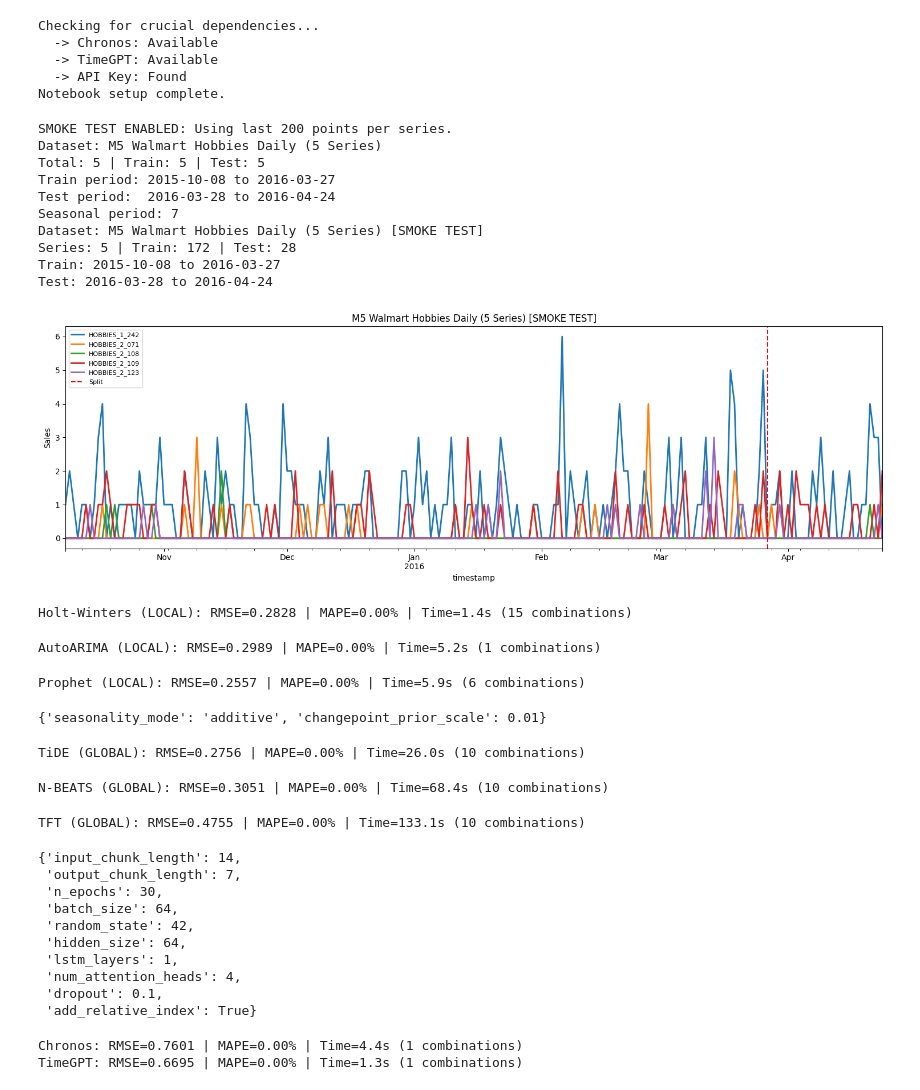
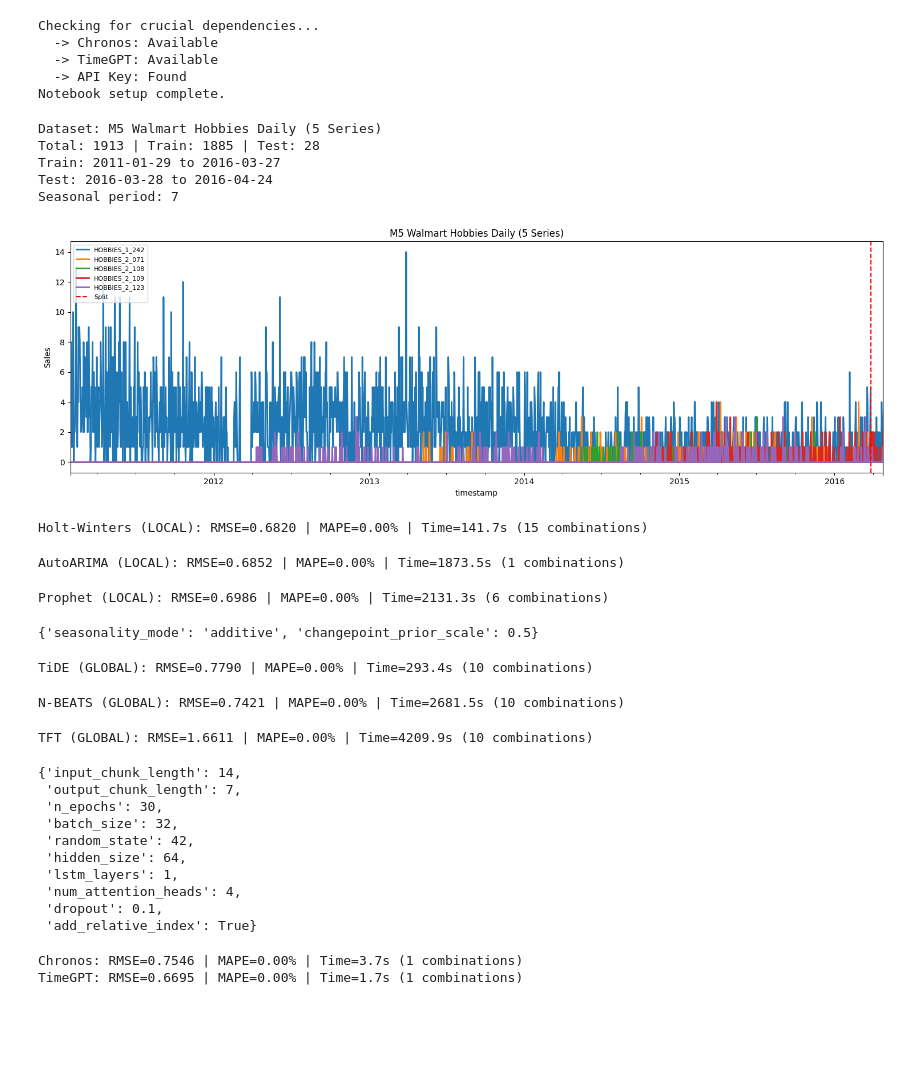
Before and after one commit to ContiHan/Statistika, a Jupyter notebook: forecasting/04_forecasting_m5_walmart_daily.ipynb, the cells around one changed output. Drawn from its saved outputs; the diff is of its cells as text; code cells hidden in the pictures; blank space fills up the shorter version.

```diff
--- a/forecasting/04_forecasting_m5_walmart_daily.ipynb
+++ b/forecasting/04_forecasting_m5_walmart_daily.ipynb
@@ -78,11 +78,13 @@ for uid in df[DATASET_CONFIG["id_column"]].unique():
         )
 
 # === SMOKE TEST (Subset for faster tuning) ===
-SMOKE_TEST = True
+SMOKE_TEST = False
 SMOKE_TEST_POINTS = 200
 
 if SMOKE_TEST:
-    print(f"SMOKE TEST ENABLED: Using last {SMOKE_TEST_POINTS} points per series.")
+    smoke_msg = f"!!! SMOKE TEST ENABLED: Using last {SMOKE_TEST_POINTS} points per series !!!"
+    print(smoke_msg)
+    print("=" * len(smoke_msg))
     all_series = [s[-SMOKE_TEST_POINTS:] for s in all_series]
     if all_future_covs:
         all_future_covs = [c[-SMOKE_TEST_POINTS:] for c in all_future_covs]
@@ -115,51 +117,41 @@ train_future_covs_scaled = (
 all_future_covs_scaled = (
     future_scaler.transform(all_future_covs) if all_future_covs else None
 )
 
 past_scaler = Scaler()
 train_past_covs_scaled = (
     past_scaler.fit_transform(train_past_covs) if train_past_covs else None
 )
 all_past_covs_scaled = past_scaler.transform(all_past_covs) if all_past_covs else None
 
 # Static Covariates for Embeddings
 static_cov_transformer = StaticCovariatesTransformer()
 train_scaled = static_cov_transformer.fit_transform(train_scaled)
 
 # Print Dataset Summary
-print(f"Dataset: {DATASET_CONFIG['name']}")
-print(f"Total: {len(all_series)} | Train: {len(train_series)} | Test: {len(test_series)}")
-print(f"Train period: {train_series[0].start_time().date()} to {train_series[0].end_time().date()}")
-print(f"Test period:  {test_series[0].start_time().date()} to {test_series[0].end_time().date()}")
+print(f"Dataset: {DATASET_CONFIG['name']}" + (" [SMOKE TEST]" if SMOKE_TEST else ""))
+print(f"Total: {len(all_series[0])} | Train: {len(train_series[0])} | Test: {len(test_series[0])}")
+print(f"Train: {train_series[0].start_time().date()} to {train_series[0].end_time().date()}")
+print(f"Test: {test_series[0].start_time().date()} to {test_series[0].end_time().date()}")
 print(f"Seasonal period: {DATASET_CONFIG['seasonal_period']}")
 
 # Visualize Train/Test Split for the all series
-print(f"Dataset: {DATASET_CONFIG['name']}" + (" [SMOKE TEST]" if SMOKE_TEST else ""))
-print(f"Series: {len(all_series)} | Train: {len(train_series[0])} | Test: {len(test_series[0])}")
-print(f"Train: {train_series[0].start_time().date()} to {train_series[0].end_time().date()}")
-print(f"Test: {test_series[0].start_time().date()} to {test_series[0].end_time().date()}")
-
 fig, ax = plt.subplots(figsize=(15, 5))
 for i, s in enumerate(all_series):
     s.plot(ax=ax, label=f'{s.static_covariates["unique_id"].values[0]}')
 ax.axvline(x=split_time, color='red', linestyle='--', label='Split')
 ax.set_title(f'{DATASET_CONFIG["name"]}' + (' [SMOKE TEST]' if SMOKE_TEST else ''))
 ax.set_ylabel(DATASET_CONFIG.get('value_unit', 'Value'))
 ax.legend(loc='upper left', fontsize=8)
 plt.tight_layout()
 plt.show()
 # %% [output]
-SMOKE TEST ENABLED: Using last 200 points per series.
 Dataset: M5 Walmart Hobbies Daily (5 Series)
-Total: 5 | Train: 5 | Test: 5
-Train period: 2015-10-08 to 2016-03-27
-Test period:  2016-03-28 to 2016-04-24
+Total: 1913 | Train: 1885 | Test: 28
+Train: 2011-01-29 to 2016-03-27
+Test: 2016-03-28 to 2016-04-24
 Seasonal period: 7
-Dataset: M5 Walmart Hobbies Daily (5 Series) [SMOKE TEST]
-Series: 5 | Train: 172 | Test: 28
-Train: 2015-10-08 to 2016-03-27
-Test: 2016-03-28 to 2016-04-24
-[figure, old version]
+[figure, new version]
 # %%
 # 3. Constants
 
@@ -212,10 +204,10 @@ run_tuning_local_and_eval(
     test_periods=TEST_PERIODS,
 )
 # %% [output]
-Holt-Winters (LOCAL): RMSE=0.2828 | MAPE=0.00% | Time=1.4s (15 combinations)
+Holt-Winters (LOCAL): RMSE=0.6820 | MAPE=0.00% | Time=141.7s (15 combinations)
-AutoARIMA (LOCAL): RMSE=0.2989 | MAPE=0.00% | Time=5.2s (1 combinations)
+AutoARIMA (LOCAL): RMSE=0.6852 | MAPE=0.00% | Time=1873.5s (1 combinations)
-Prophet (LOCAL): RMSE=0.2557 | MAPE=0.00% | Time=5.9s (6 combinations)
+Prophet (LOCAL): RMSE=0.6986 | MAPE=0.00% | Time=2131.3s (6 combinations)
-{'seasonality_mode': 'additive', 'changepoint_prior_scale': 0.01}
+{'seasonality_mode': 'additive', 'changepoint_prior_scale': 0.5}
 # %%
 # 5. Deep Learning Models (GLOBAL)
 
@@ -270,13 +262,13 @@ run_tuning_global_and_eval(
     test_periods=TEST_PERIODS,
 )
 # %% [output]
-TiDE (GLOBAL): RMSE=0.2756 | MAPE=0.00% | Time=26.0s (10 combinations)
+TiDE (GLOBAL): RMSE=0.7790 | MAPE=0.00% | Time=293.4s (10 combinations)
-N-BEATS (GLOBAL): RMSE=0.3051 | MAPE=0.00% | Time=68.4s (10 combinations)
+N-BEATS (GLOBAL): RMSE=0.7421 | MAPE=0.00% | Time=2681.5s (10 combinations)
-TFT (GLOBAL): RMSE=0.4755 | MAPE=0.00% | Time=133.1s (10 combinations)
+TFT (GLOBAL): RMSE=1.6611 | MAPE=0.00% | Time=4209.9s (10 combinations)
 {'input_chunk_length': 14,
  'output_chunk_length': 7,
  'n_epochs': 30,
- 'batch_size': 64,
+ 'batch_size': 32,
  'random_state': 42,
  'hidden_size': 64,
  'lstm_layers': 1,
@@ -288,8 +280,8 @@ TFT (GLOBAL): RMSE=0.4755 | MAPE=0.00% | Time=133.1s (10 combinations)
 
 run_foundation_models(tracker, train_series, test_series, DATASET_CONFIG["frequency"])
 # %% [output]
-Chronos: RMSE=0.7601 | MAPE=0.00% | Time=4.4s (1 combinations)
-TimeGPT: RMSE=0.6695 | MAPE=0.00% | Time=1.3s (1 combinations)
+Chronos: RMSE=0.7546 | MAPE=0.00% | Time=3.7s (1 combinations)
+TimeGPT: RMSE=0.6695 | MAPE=0.00% | Time=1.7s (1 combinations)
 # %%
 # 7. Results Comparison (Cross-Validation Metrics)
 
```
Also changed, not shown: parts of 2 cells of this notebook, 19 other files.
